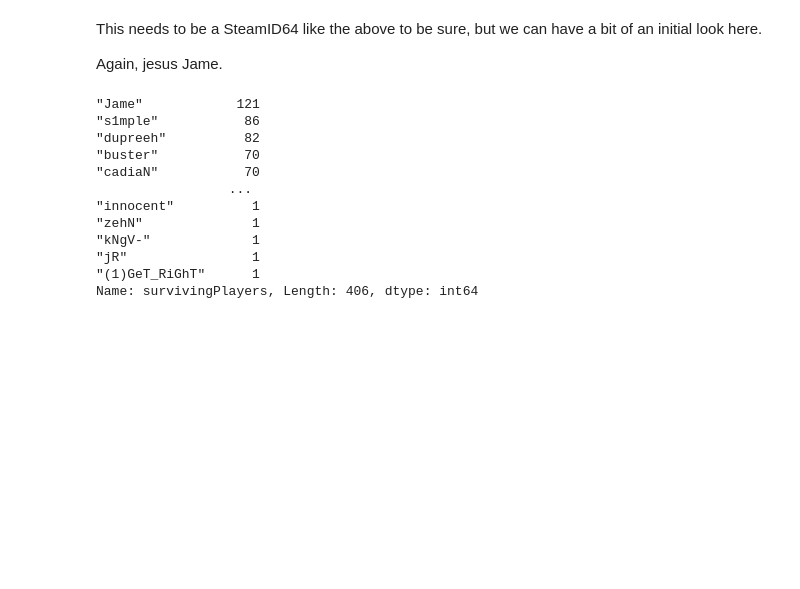
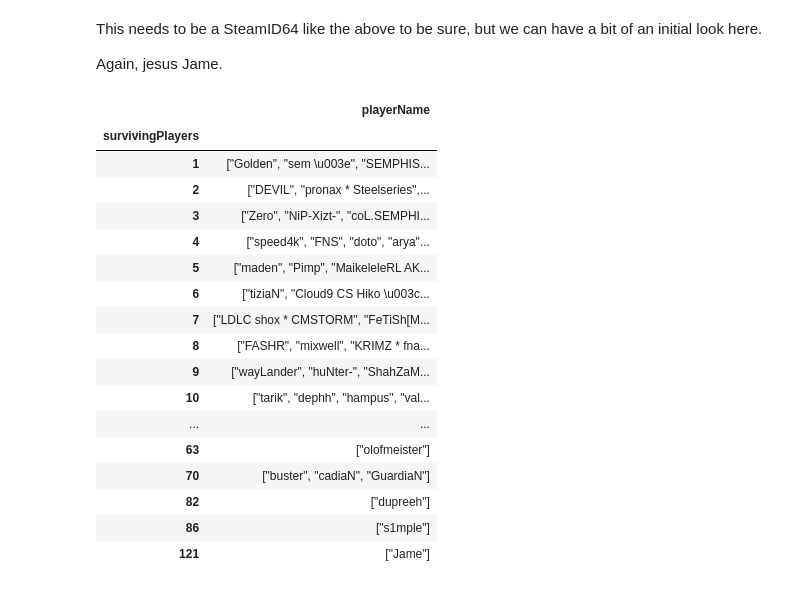
Before and after one commit to bevan-philip/have-cs-rounds-become-slower, a Jupyter notebook: analysis.ipynb, the cells around one changed output. Drawn from its saved outputs; the diff is of its cells as text; code cells hidden in the pictures; blank space fills up the shorter version.

```diff
--- a/analysis.ipynb
+++ b/analysis.ipynb
@@ -141,21 +142,27 @@ This needs to be a SteamID64 like the above to be sure, but we can have a bit of
 Again, jesus Jame.
 # %%
 csgo_df["survivingPlayers"] = csgo_df.survivingPlayers.apply(lambda x: sorted(x[1:-1].split(',')) if x != "null" else [])
-# %%
-csgo_df.survivingPlayers.explode().value_counts()
-# %% [output]
-"Jame"            121
-"s1mple"           86
-"dupreeh"          82
-"buster"           70
-"cadiaN"           70
-                 ...
-"innocent"          1
-"zehN"              1
-"kNgV-"             1
-"jR"                1
-"(1)GeT_RiGhT"      1
-Name: survivingPlayers, Length: 406, dtype: int64
+# %%
+csgo_df.survivingPlayers.explode().value_counts().to_frame().reset_index(names="playerName")[['playerName', 'survivingPlayers']].groupby('survivingPlayers').agg(list)
+# %% [output]
+|  | playerName |
+| survivingPlayers |  |
+| 1 | ["Golden", "sem \u003e", "SEMPHIS... |
+| 2 | ["DEVIL", "pronax * Steelseries",... |
+| 3 | ["Zero", "NiP-Xizt-", "coL.SEMPHI... |
+| 4 | ["speed4k", "FNS", "doto", "arya"... |
+| 5 | ["maden", "Pimp", "MaikeleleRL AK... |
+| 6 | ["tiziaN", "Cloud9 CS Hiko \u003c... |
+| 7 | ["LDLC shox * CMSTORM", "FeTiSh[M... |
+| 8 | ["FASHR", "mixwell", "KRIMZ * fna... |
+| 9 | ["wayLander", "huNter-", "ShahZaM... |
+| 10 | ["tarik", "dephh", "hampus", "val... |
+| ... | ... |
+| 63 | ["olofmeister"] |
+| 70 | ["buster", "cadiaN", "GuardiaN"] |
+| 82 | ["dupreeh"] |
+| 86 | ["s1mple"] |
+| 121 | ["Jame"] |
 # %%
 csgo_df['heTicks'] = csgo_df.heTicks.apply(lambda x: sorted(map(int, x[1:-1].split(','))) if x != "null" else [])
 csgo_df['heTicksRelative'] = csgo_df.apply(lambda x: [y-x.startTick for y in x.heTicks ], axis=1)
```
Also changed, not shown: parts of 3 cells of this notebook.
